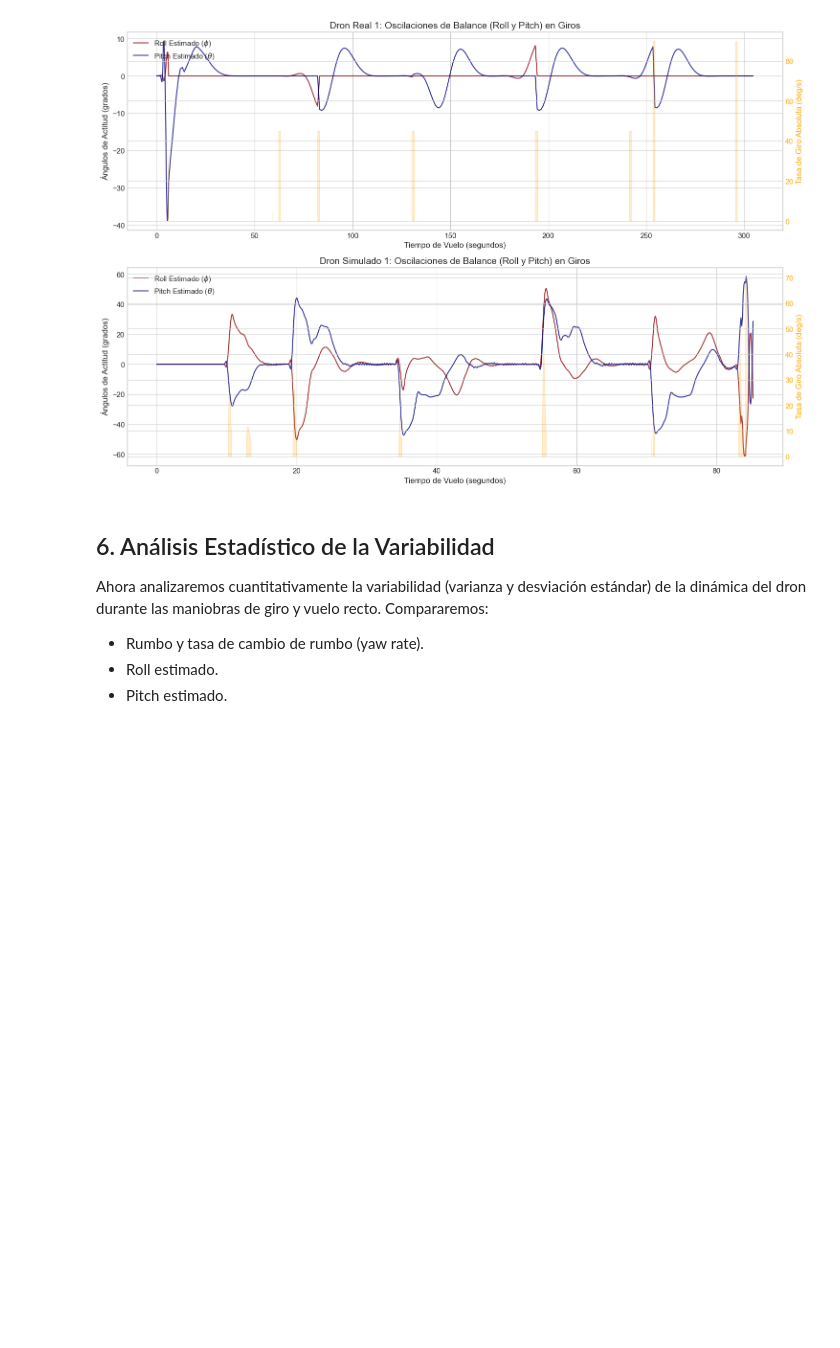
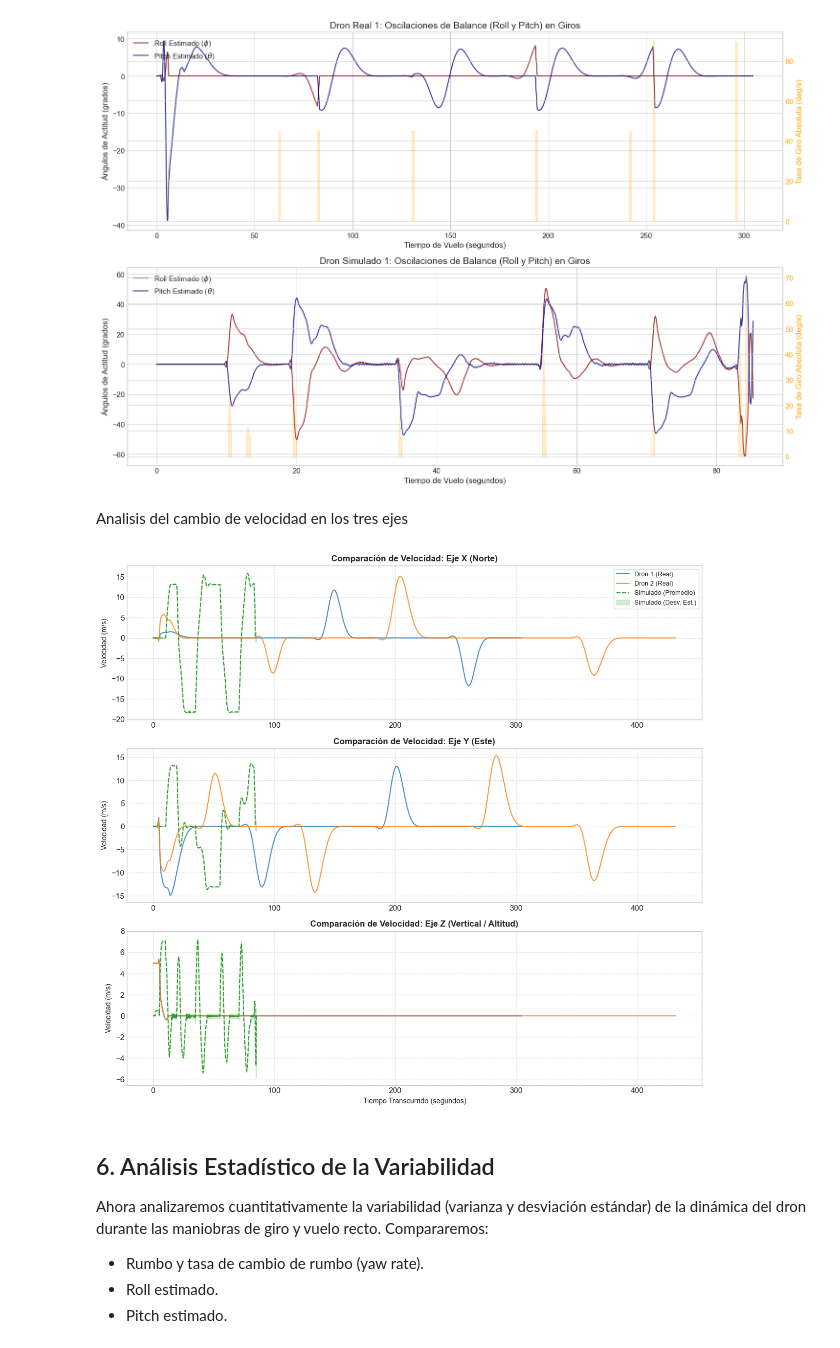
Before and after one commit to georgsmeinung/dronelm, a Jupyter notebook: callibration_flight/telemetry_analysis.ipynb, the cells around one changed output. Drawn from its saved outputs; the diff is of its cells as text; code cells hidden in the pictures; blank space fills up the shorter version.

```diff
--- a/callibration_flight/telemetry_analysis.ipynb
+++ b/callibration_flight/telemetry_analysis.ipynb
@@ -386,6 +386,84 @@ plt.tight_layout()
 plt.show()
 # %% [output]
 [figure]
+# %% [markdown]
+Analisis del cambio de velocidad en los tres ejes
+# %%
+import numpy as np
+import matplotlib.pyplot as plt
+from scipy.signal import savgol_filter
+
+# 1. Estimar y suavizar la velocidad vertical (Z / Altitud) para los drones reales
+for df in [df_d1_proc, df_d2_proc]:
+    df['v_Altitude'] = np.gradient(df['Altitude'], df['time_s'])
+    n = len(df)
+    window = min(15, n - (1 if n % 2 == 0 else 2))
+    if window >= 5:
+        df['v_Altitude'] = savgol_filter(df['v_Altitude'], window, 2)
+
+# 2. Interpolar la telemetría simulada a un grid de tiempo común (0 a t_max)
+t_sim_max = df_sim_all['time_s'].max()
+t_common = np.linspace(0, t_sim_max, 500)
+
+sim_vx_list = []
+sim_vy_list = []
+sim_vz_list = []
+
+for flight_id, group in df_sim_all.groupby('flight_id'):
+    # Interpolar vx (Norte), vy (Este) y -vz (Altitud / Ascendente)
+    sim_vx_list.append(np.interp(t_common, group['time_s'], group['vx']))
+    sim_vy_list.append(np.interp(t_common, group['time_s'], group['vy']))
+    sim_vz_list.append(np.interp(t_common, group['time_s'], -group['vz']))
+
+# Calcular promedios y desviaciones estándar de la simulación
+mean_vx = np.mean(sim_vx_list, axis=0)
+std_vx = np.std(sim_vx_list, axis=0)
+
+mean_vy = np.mean(sim_vy_list, axis=0)
+std_vy = np.std(sim_vy_list, axis=0)
+
+mean_vz = np.mean(sim_vz_list, axis=0)
+std_vz = np.std(sim_vz_list, axis=0)
+
+# Paleta de colores consistente
+colors = {'drone1': '#1f77b4', 'drone2': '#ff7f0e', 'simulated': '#2ca02c'}
+
+# 3. Crear figura con 3 subplots para cada eje de velocidad
+fig, axes = plt.subplots(3, 1, figsize=(12, 11), sharex=False)
+
+# --- Subplot 1: Eje X (Velocidad Norte) ---
+axes[0].plot(df_d1_proc['time_s'], df_d1_proc['v_North'], label='Dron 1 (Real)', color=colors['drone1'], alpha=0.8)
+axes[0].plot(df_d2_proc['time_s'], df_d2_proc['v_North'], label='Dron 2 (Real)', color=colors['drone2'], alpha=0.8)
+axes[0].plot(t_common, mean_vx, label='Simulado (Promedio)', color=colors['simulated'], linestyle='--')
+axes[0].fill_between(t_common, mean_vx - std_vx, mean_vx + std_vx, color=colors['simulated'], alpha=0.2, label='Simulado (Desv. Est.)')
+axes[0].set_title('Comparación de Velocidad: Eje X (Norte)', fontsize=12, fontweight='bold')
+axes[0].set_ylabel('Velocidad (m/s)', fontsize=10)
+axes[0].legend(loc='upper right', frameon=True, fontsize=9)
+axes[0].grid(True, linestyle='--', alpha=0.6)
+
+# --- Subplot 2: Eje Y (Velocidad Este) ---
+axes[1].plot(df_d1_proc['time_s'], df_d1_proc['v_East'], label='Dron 1 (Real)', color=colors['drone1'], alpha=0.8)
+axes[1].plot(df_d2_proc['time_s'], df_d2_proc['v_East'], label='Dron 2 (Real)', color=colors['drone2'], alpha=0.8)
+axes[1].plot(t_common, mean_vy, label='Simulado (Promedio)', color=colors['simulated'], linestyle='--')
+axes[1].fill_between(t_common, mean_vy - std_vy, mean_vy + std_vy, color=colors['simulated'], alpha=0.2)
+axes[1].set_title('Comparación de Velocidad: Eje Y (Este)', fontsize=12, fontweight='bold')
+axes[1].set_ylabel('Velocidad (m/s)', fontsize=10)
+axes[1].grid(True, linestyle='--', alpha=0.6)
+
+# --- Subplot 3: Eje Z (Velocidad Vertical/Altitud) ---
+axes[2].plot(df_d1_proc['time_s'], df_d1_proc['v_Altitude'], label='Dron 1 (Real)', color=colors['drone1'], alpha=0.8)
+axes[2].plot(df_d2_proc['time_s'], df_d2_proc['v_Altitude'], label='Dron 2 (Real)', color=colors['drone2'], alpha=0.8)
+axes[2].plot(t_common, mean_vz, label='Simulado (Promedio)', color=colors['simulated'], linestyle='--')
+axes[2].fill_between(t_common, mean_vz - std_vz, mean_vz + std_vz, color=colors['simulated'], alpha=0.2)
+axes[2].set_title('Comparación de Velocidad: Eje Z (Vertical / Altitud)', fontsize=12, fontweight='bold')
+axes[2].set_xlabel('Tiempo Transcurrido (segundos)', fontsize=10)
+axes[2].set_ylabel('Velocidad (m/s)', fontsize=10)
+axes[2].grid(True, linestyle='--', alpha=0.6)
+
+plt.tight_layout()
+plt.show()
+# %% [output]
+[figure, added]
 # %% [markdown]
 ## 6. Análisis Estadístico de la Variabilidad
 
```
Also changed, not shown: 3 other files.
